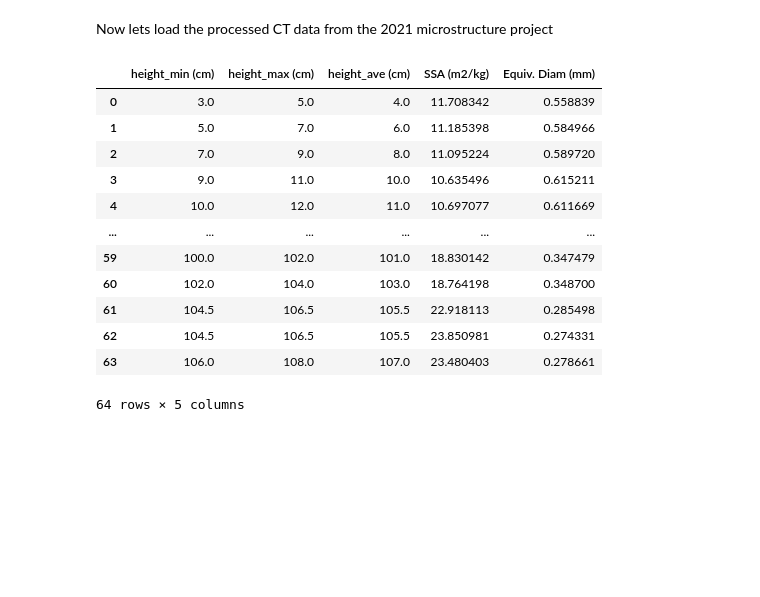
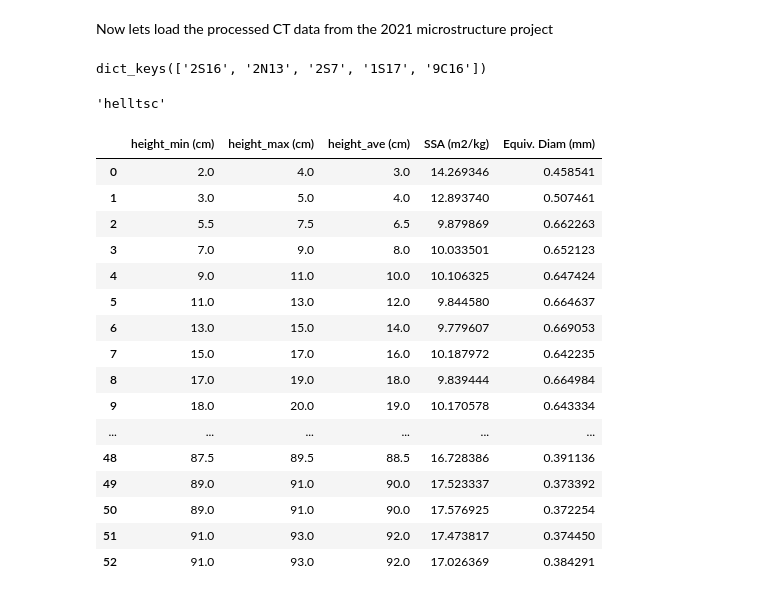
Before and after one commit to hpmarshall/microsnowex2024, a Jupyter notebook: procSMP.ipynb, the cells around one changed output. Drawn from its saved outputs; the diff is of its cells as text; code cells hidden in the pictures; blank space fills up the shorter version.

```diff
--- a/procSMP.ipynb
+++ b/procSMP.ipynb
@@ -53,2 +55,7 @@ d257=data['2S7'];
+# %%
+for key in x:
+    d=data[key]
+# %% [output]
+dict_keys(['2S16', '2N13', '2S7', '1S17', '9C16'])
 # %%
 d257.to_csv('data/microCT/microCT_pit2s7.csv')
@@ -55,15 +67,25 @@ d257.to_csv('data/microCT/microCT_pit2s7.csv')
+# %%
+val = 'tsc'
+f"hell{val}"
+# %% [output]
+'helltsc'
 # %%
+data['2S16']
 # %% [output]
 |  | height_min (cm) | height_max (cm) | height_ave (cm) | SSA (m2/kg) | Equiv. Diam (mm) |
-| 0 | 3.0 | 5.0 | 4.0 | 11.708342 | 0.558839 |
-| 1 | 5.0 | 7.0 | 6.0 | 11.185398 | 0.584966 |
-| 2 | 7.0 | 9.0 | 8.0 | 11.095224 | 0.589720 |
-| 3 | 9.0 | 11.0 | 10.0 | 10.635496 | 0.615211 |
-| 4 | 10.0 | 12.0 | 11.0 | 10.697077 | 0.611669 |
+| 0 | 2.0 | 4.0 | 3.0 | 14.269346 | 0.458541 |
+| 1 | 3.0 | 5.0 | 4.0 | 12.893740 | 0.507461 |
+| 2 | 5.5 | 7.5 | 6.5 | 9.879869 | 0.662263 |
+| 3 | 7.0 | 9.0 | 8.0 | 10.033501 | 0.652123 |
+| 4 | 9.0 | 11.0 | 10.0 | 10.106325 | 0.647424 |
+| 5 | 11.0 | 13.0 | 12.0 | 9.844580 | 0.664637 |
+| 6 | 13.0 | 15.0 | 14.0 | 9.779607 | 0.669053 |
+| 7 | 15.0 | 17.0 | 16.0 | 10.187972 | 0.642235 |
+| 8 | 17.0 | 19.0 | 18.0 | 9.839444 | 0.664984 |
+| 9 | 18.0 | 20.0 | 19.0 | 10.170578 | 0.643334 |
 | ... | ... | ... | ... | ... | ... |
-| 59 | 100.0 | 102.0 | 101.0 | 18.830142 | 0.347479 |
-| 60 | 102.0 | 104.0 | 103.0 | 18.764198 | 0.348700 |
-| 61 | 104.5 | 106.5 | 105.5 | 22.918113 | 0.285498 |
-| 62 | 104.5 | 106.5 | 105.5 | 23.850981 | 0.274331 |
-| 63 | 106.0 | 108.0 | 107.0 | 23.480403 | 0.278661 |
+| 48 | 87.5 | 89.5 | 88.5 | 16.728386 | 0.391136 |
+| 49 | 89.0 | 91.0 | 90.0 | 17.523337 | 0.373392 |
+| 50 | 89.0 | 91.0 | 90.0 | 17.576925 | 0.372254 |
+| 51 | 91.0 | 93.0 | 92.0 | 17.473817 | 0.374450 |
+| 52 | 91.0 | 93.0 | 92.0 | 17.026369 | 0.384291 |
-64 rows × 5 columns
```
Also changed, not shown: parts of 3 cells of this notebook, 13 other files.
